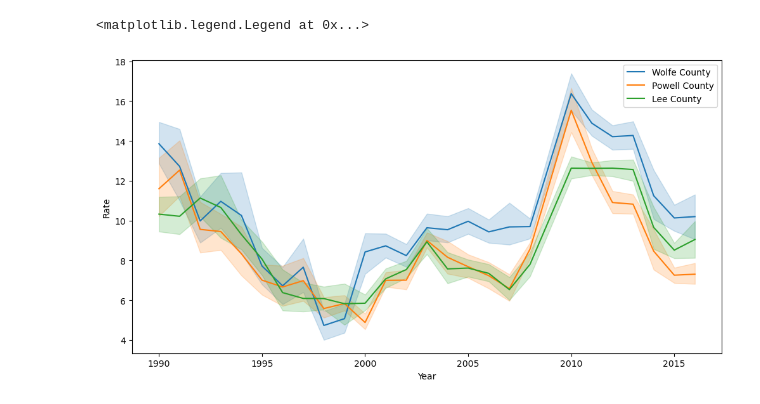
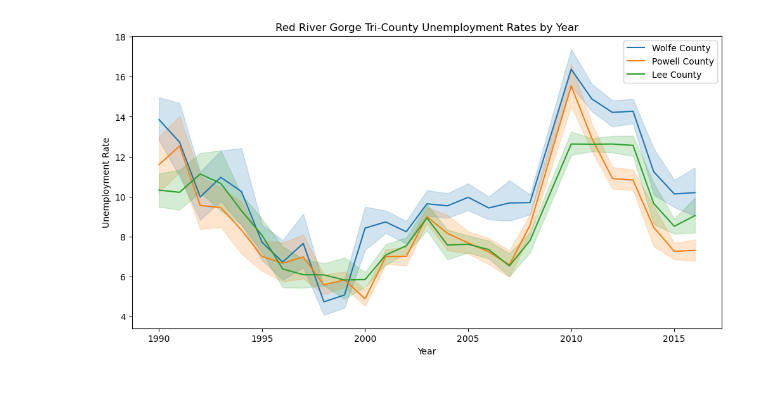
Before and after one commit to jsphotos205/last_of_us, a Jupyter notebook: unemployment csv/unemployment.ipynb, the cells around one changed output. Saved outputs shown, nothing was run; the diff lists cells and outputs as text; code cells hidden in the pictures.

```diff
--- a/unemployment csv/unemployment.ipynb
+++ b/unemployment csv/unemployment.ipynb
@@ -30,12 +30,15 @@ lee_unemployment_rate = lee['Rate']
 # %%
 #create linegraph that shows unemployment rates in tri county area
 #want to look at contributing factors for unemployment from other data sources as well as contributing factors that increases employment in said areas
 plt.figure(figsize=(12,6))
 
 sns.lineplot(x=wolfe_year, y = wolfe_unemployment_rate, data= wolfe_unemployment_rate, label='Wolfe County')
 sns.lineplot(x=powell_year, y = powell_unemployment_rate, data=powell_unemployment_rate, label='Powell County')
 sns.lineplot(x=lee_year, y=lee_unemployment_rate, data=lee_unemployment_rate, label='Lee County')
+plt.title('Red River Gorge Tri-County Unemployment Rates by Year')
+plt.xlabel('Year')
+plt.ylabel('Unemployment Rate')
 plt.legend(loc='best')
+plt.show()
 # %% [output]
-<matplotlib.legend.Legend at 0x...>
-[figure, old version]
+[figure, new version]
```
Also changed, not shown: parts of 3 cells of this notebook.
